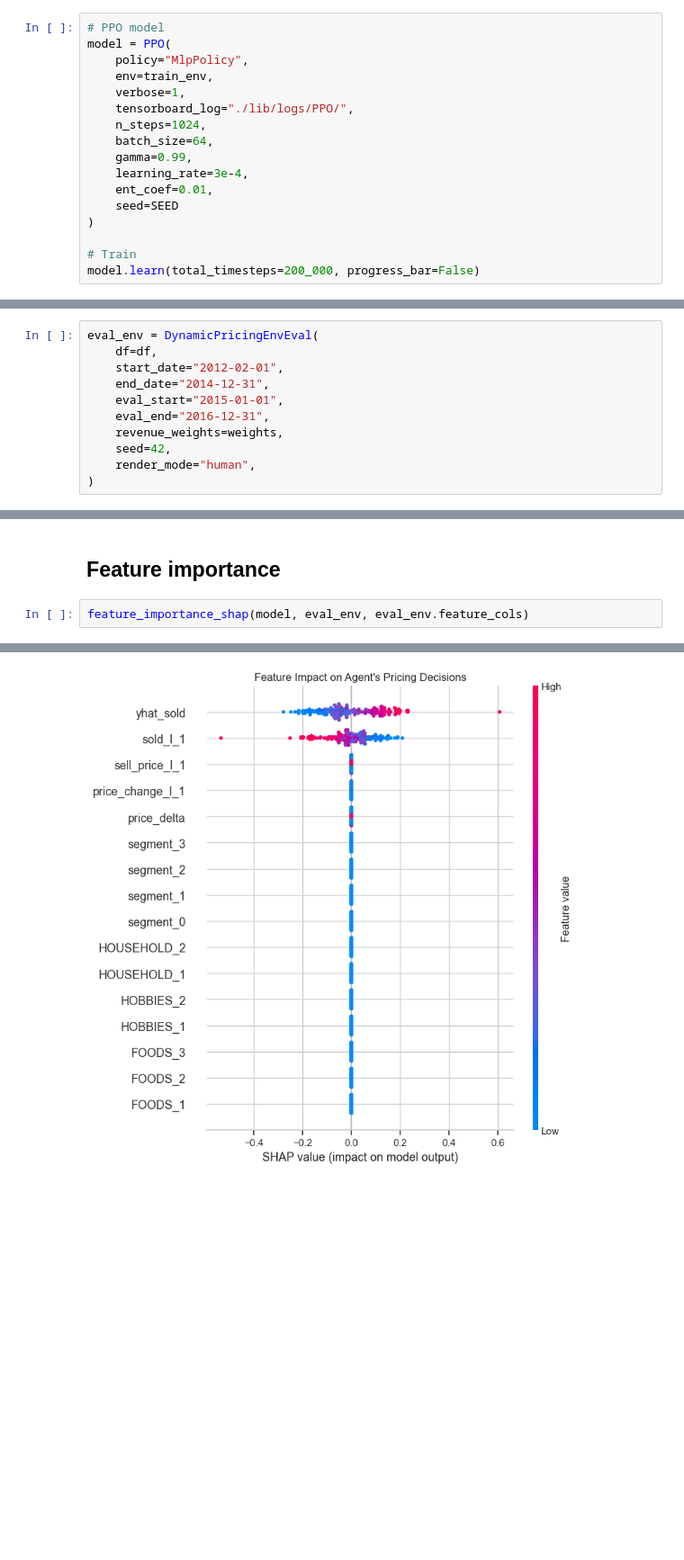
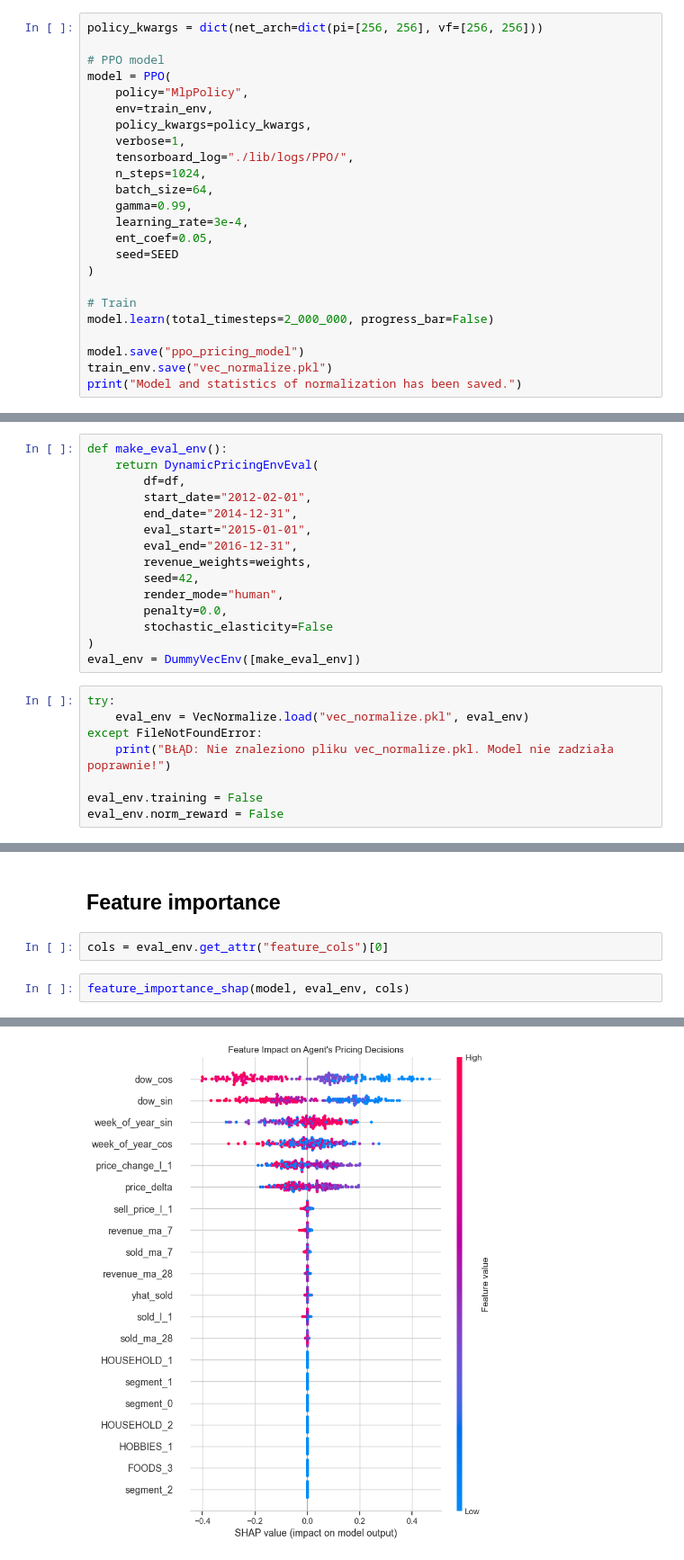
Before and after one commit to Fraanas/Master-DynamicPricing, a Jupyter notebook: d_pricing.ipynb, the cells around one changed output, grey strips where cells are left out. Shown at 90% size. Saved outputs shown, nothing was run; the diff lists cells and outputs as text; blank space fills up the shorter version.

```diff
--- a/d_pricing.ipynb
+++ b/d_pricing.ipynb
@@ -65,19 +92,26 @@ train_env = DummyVecEnv([make_env])
 # %% [markdown]
 ## PPO model
 # %%
+policy_kwargs = dict(net_arch=dict(pi=[256, 256], vf=[256, 256]))
+
 # PPO model
 model = PPO(
     policy="MlpPolicy",
     env=train_env,
+    policy_kwargs=policy_kwargs,
     verbose=1,
     tensorboard_log="./lib/logs/PPO/",
     n_steps=1024,
     batch_size=64,
     gamma=0.99,
     learning_rate=3e-4,
-    ent_coef=0.01,
+    ent_coef=0.05,
     seed=SEED
 )
 
 # Train
-model.learn(total_timesteps=200_000, progress_bar=False)
+model.learn(total_timesteps=2_000_000, progress_bar=False)
+
+model.save("ppo_pricing_model")
+train_env.save("vec_normalize.pkl")
+print("Model and statistics of normalization has been saved.")
@@ -94,16 +146,28 @@ Mean reward: 929.85 +/- 1632.13
 # %% [markdown]
 # Evaluation
 # %%
-eval_env = DynamicPricingEnvEval(
-    df=df,
-    start_date="2012-02-01",
-    end_date="2014-12-31",
-    eval_start="2015-01-01",
-    eval_end="2016-12-31",
-    revenue_weights=weights,
-    seed=42,
-    render_mode="human",
+def make_eval_env():
+    return DynamicPricingEnvEval(
+        df=df,
+        start_date="2012-02-01",
+        end_date="2014-12-31",
+        eval_start="2015-01-01",
+        eval_end="2016-12-31",
+        revenue_weights=weights,
+        seed=42,
+        render_mode="human",
+        penalty=0.0,
+        stochastic_elasticity=False
 )
+eval_env = DummyVecEnv([make_eval_env])
+# %%
+try:
+    eval_env = VecNormalize.load("vec_normalize.pkl", eval_env)
+except FileNotFoundError:
+    print("BŁĄD: Nie znaleziono pliku vec_normalize.pkl. Model nie zadziała poprawnie!")
+
+eval_env.training = False
+eval_env.norm_reward = False
 # %%
 results_df = run_evaluation(eval_env, model)
 # %% [output]
@@ -140,7 +204,9 @@ np.float64(0.38494783597684545)
 # %% [markdown]
 ## Feature importance
+# %%
+cols = eval_env.get_attr("feature_cols")[0]
 # %%
-feature_importance_shap(model, eval_env, eval_env.feature_cols)
+feature_importance_shap(model, eval_env, cols)
 # %% [output]
 Calculating SHAP values (this may take a while)...
-[figure, old version]
+[figure, new version]
```
Also changed, not shown: parts of 10 cells of this notebook, 5 other files.
